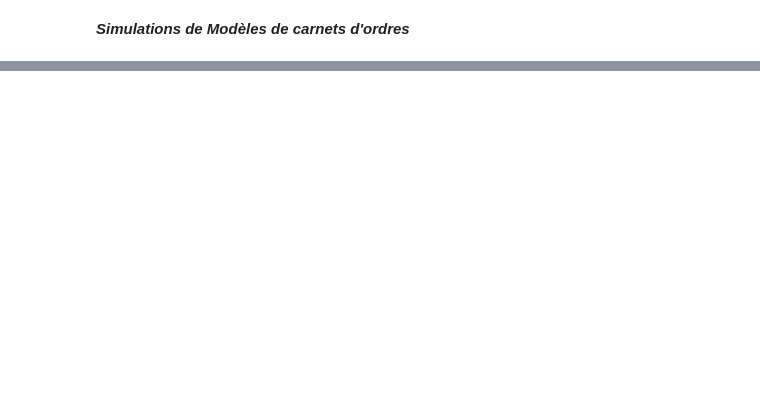
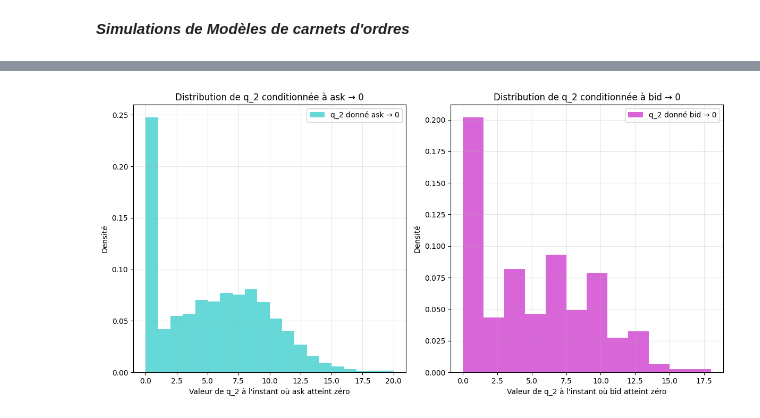
Before and after one commit to anassettahiri2004/Carnet-d-ordres-SNA, a Jupyter notebook: carnet_d_ordres.ipynb, the cells around one changed output, grey strips where cells are left out. Cells and saved outputs as stored; diff of their text form; code cells hidden in the pictures; blank space fills up the shorter version.

```diff
--- a/carnet_d_ordres.ipynb
+++ b/carnet_d_ordres.ipynb
@@ -532,0 +542,40 @@ compare_stopping_time_distributions(mu_minus=2, alpha=0.5, beta=1, lambda_plus=L
+# %%
+def simulate_second_limit_distribution(mu_minus_a, mu_minus_b, alpha, beta,lambda_plus_2=LAMBDA_PLUS_2, lambda_minus_2=LAMBDA_MINUS_2, q_0_2=Q_0_2, lambda_plus_a=LAMBDA_PLUS, lambda_plus_b=LAMBDA_PLUS, q_0_a=Q_0_A, q_0_b=Q_0_B, num_desired=1000):
+    count_ask = 0
+    count_bid = 0
+    q_2_given_ask = []
+    times_2_given_ask = []
+    q2_given_bid = []
+    times_2_given_bid = []
+    while count_ask < num_desired or count_bid < num_desired:
+        times, times_a, times_b, q_a_values, q_b_values = simulated_coupled_hawkes_processes(mu_minus_a, mu_minus_b, alpha, beta, lambda_plus_a=lambda_plus_a, lambda_plus_b=lambda_plus_b, q_0_a=q_0_a, q_0_b=q_0_b)
+        times_2, q_2_values = simulate_only_one_process(lambda_plus_2, lambda_minus_2, q_0_2, stopping_condition=lambda q,t: t < times[-1])
+        if q_a_values[-1] == 0:
+            count_ask += 1
+            q_2_given_ask.append(q_2_values[-1])
+            times_2_given_ask.append(times[-1])
+        else:
+            count_bid += 1
+            q2_given_bid.append(q_2_values[-1])
+            times_2_given_bid.append(times[-1])
+    plt.figure(figsize=(12, 6))
+    plt.subplot(1, 2, 1)
+    plt.hist(q_2_given_ask, bins='auto', density=True, alpha=0.6, color='c', label='q_2 donné ask → 0')
+    plt.xlabel("Valeur de q_2 à l'instant où ask atteint zéro")
+    plt.ylabel('Densité')
+    plt.title("Distribution de q_2 conditionnée à ask → 0")
+    plt.legend()
+    plt.grid(alpha=0.3)
+    plt.subplot(1, 2, 2)
+    plt.hist(q2_given_bid, bins='auto', density=True, alpha=0.6, color='m', label='q_2 donné bid → 0')
+    plt.xlabel("Valeur de q_2 à l'instant où bid atteint zéro")
+    plt.ylabel('Densité')
+    plt.title("Distribution de q_2 conditionnée à bid → 0")
+    plt.legend()
+    plt.grid(alpha=0.3)
+    plt.tight_layout()
+    plt.show()
+# %%
+simulate_second_limit_distribution(mu_minus_a=2, mu_minus_b=1.2, alpha=0.5, beta=1, lambda_plus_2=LAMBDA_PLUS_2, lambda_minus_2=LAMBDA_MINUS_2, q_0_2=Q_0_2, lambda_plus_a=LAMBDA_PLUS, lambda_plus_b=LAMBDA_PLUS, q_0_a=Q_0_A, q_0_b=Q_0_B, num_desired=1000)
+# %% [output]
+[figure, added]
```
Also changed, not shown: parts of 12 cells of this notebook, 2 other files.
